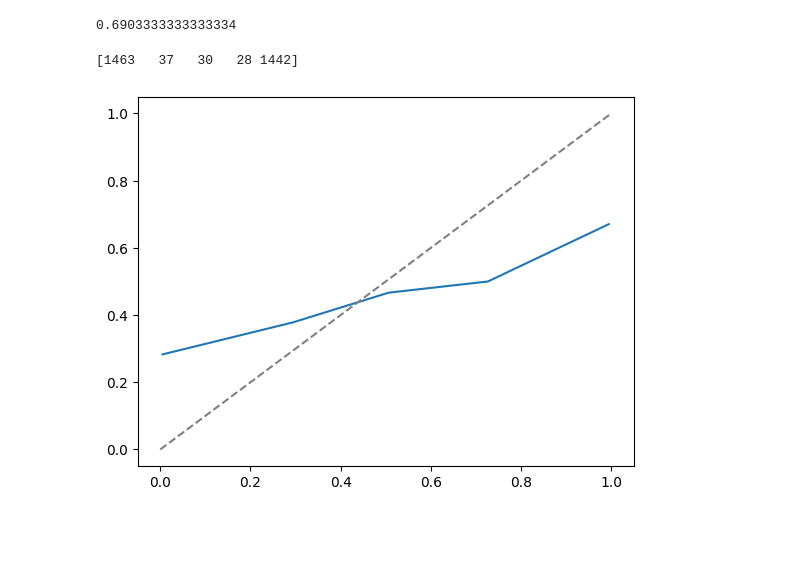
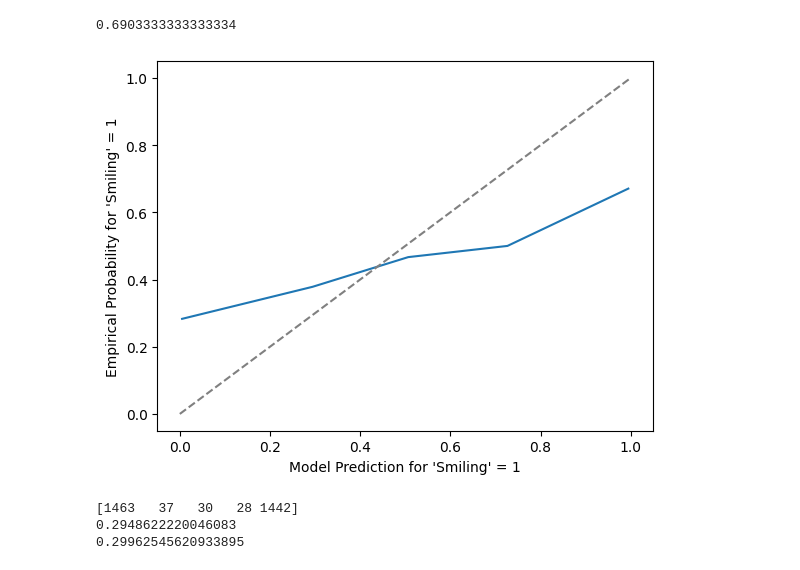
Before and after one commit to snailarani/cs342-project, a Jupyter notebook: project.ipynb, the cells around one changed output. Saved outputs shown, nothing was run; the diff lists cells and outputs as text; code cells hidden in the pictures; blank space fills up the shorter version.

```diff
--- a/project.ipynb
+++ b/project.ipynb
@@ -186,7 +186,6 @@ print(accuracy("Smiling", test_labels, test_embed))
 from scipy.special import softmax
 import matplotlib.pyplot as plt
 
-predictions = []
 pred_probabilities = []
 
 # predicted probabilities that smiling = 1 (normalise probabilities)
@@ -201,41 +200,78 @@ for feature in calibration_embed:
 
 pred_probabilities = np.array(pred_probabilities)
 
 # binning predictions
-bins = np.array([0, 0.2, 0.4, 0.6, 0.8, 1])
+num_bins = 5
+bins = np.linspace(0, 1, num_bins+1)
 bin_indices = np.digitize(pred_probabilities, bins, right=True)
-
-counts = np.bincount(bin_indices - 1, minlength=len(bins)-1)
-print(counts)
 
 # replace -1 with 0 for easier counting
 smiling = calibration_labels['Smiling'].replace(-1, 0)
 
 pred_mean_probabilites = []
 actual_mean_probabilites = []
+
+# for later use (calculating ECE, MSE)
+bin_data = []
 
 # actual probabilities (y-axis)
 for i in range(1, len(bins)):
     # collect the (indices) samples put in each bin
     sample_indices = np.where(bin_indices == i)[0]
 
     if len(sample_indices) == 0:
         continue
 
     # get the mean of samples in each bin (x-axis)
-    sample_probabilities = pred_probabilities[sample_indices]
-    pred_mean_probabilites.append(sample_probabilities.mean())
+    bin_probabilities = pred_probabilities[sample_indices]
+    bin_mean = bin_probabilities.mean()
+    pred_mean_probabilites.append(bin_mean)
 
     # collect the corresponding samples and count how many are smiling
     # take the mean of this (y-axis) (just take mean of series as only 1s and 0s)
-    sample_labels = smiling.iloc[sample_indices]
-    num_smiling = sample_labels.mean()
-    actual_mean_probabilites.append(num_smiling)
+    bin_labels = smiling.iloc[sample_indices]
+    bin_labels_mean = bin_labels.mean()
+    actual_mean_probabilites.append(bin_labels_mean)
+
+    bin_data.append([bin_mean, bin_labels_mean])
 
 
 plt.plot(pred_mean_probabilites, actual_mean_probabilites, label='Model calibration')
 plt.plot([0, 1], [0, 1], '--', color='gray')
+plt.xlabel("Model Prediction for 'Smiling' = 1")
+plt.ylabel("Empirical Probability for 'Smiling' = 1")
 plt.show()
 # %% [output]
-[1463   37   30   28 1442]
-[figure, old version]
+[figure, new version]
+# %%
+# Computing ECE and MSE
+
+# ECE
+"""
+for each bin:
+- calculate the difference between mean bin probability and mean of actual positives
+- multiply by the probability the model returns that 'mean bin probability'
+- Sum for all bins
+"""
+
+ece = 0
+
+bin_counts = np.bincount(bin_indices - 1, minlength=len(bins)-1)
+print(bin_counts)
+
+for i in range(len(bin_data)):
+    bin_error = abs(bin_data[i][0] - bin_data[i][1])
+    ece += bin_error * bin_counts[i]/len(calibration_labels)
+
+print(ece)
+
+
+# MSE
+ground_truth = calibration_labels['Smiling'].replace(-1, 0).to_numpy()
+
+mse = 1/len(calibration_embed) * (np.sum(np.power((pred_probabilities - ground_truth), 2)))
+print(mse)
+# %% [output]
+[1463   37   30   28 1442]
+0.2948622220046083
+0.29962545620933895
```
Also changed, not shown: parts of 1 cell of this notebook.
